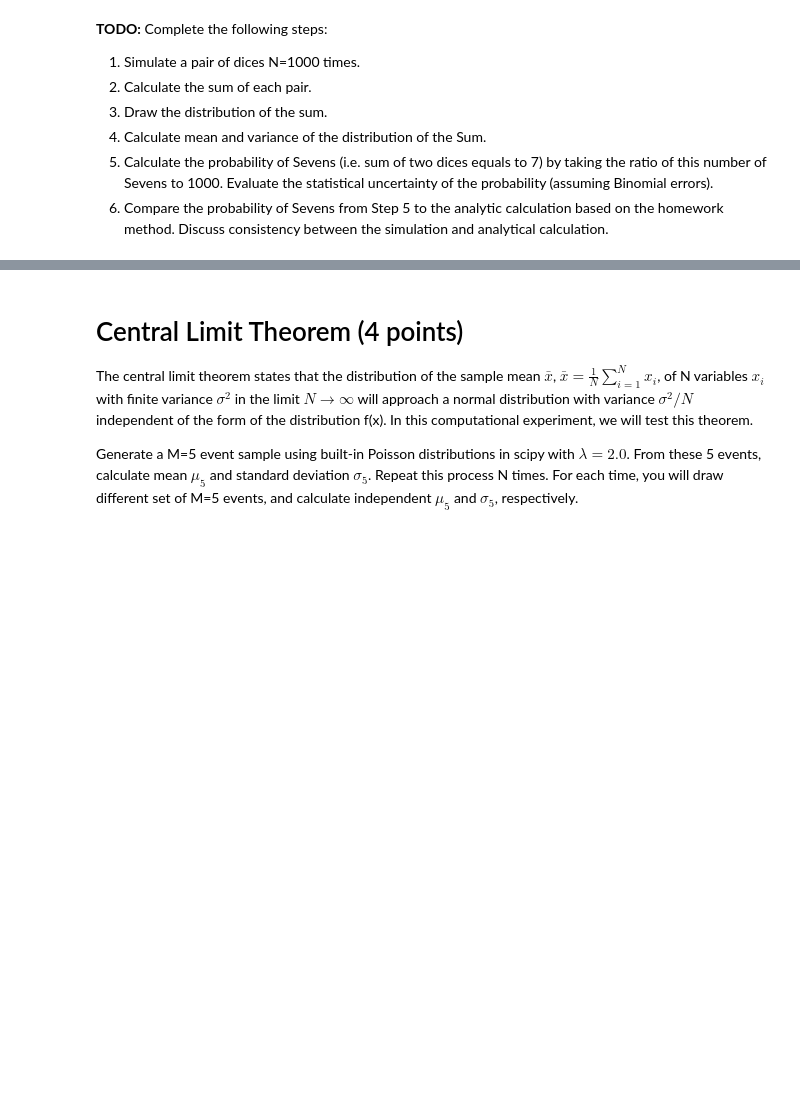
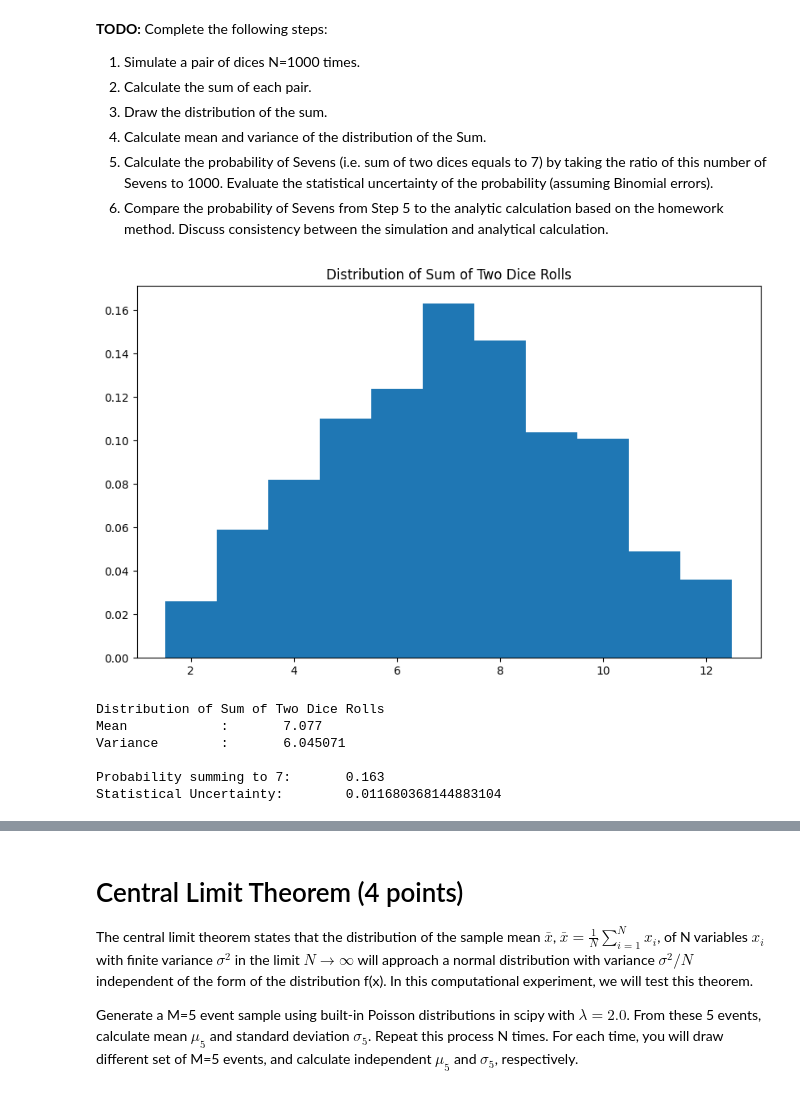
Before and after one commit to oeatmik/Phys434_Lab_1, a Jupyter notebook: lab_2_template.ipynb, the cells around one changed output, grey strips where cells are left out. Drawn from its saved outputs; the diff is of its cells as text; code cells hidden in the pictures; blank space fills up the shorter version.

```diff
--- a/lab_2_template.ipynb
+++ b/lab_2_template.ipynb
@@ -111,13 +146,48 @@ We can simulate a fair dice by drawing a random uniform distribution of x betwee
 # %%
 # TODO: Step 1 - Simulate throwing two dice N=1000 times
 # Use numpy.random.randint(1, 7, size=(1000, 2)) or equivalent method
+def rollPair(N):
+    x = np.random.uniform(0, 1, N) # N samples from [0, 1)
+    diceRolls = np.floor(x * 6).astype(int) + 1 # x*6 maps to [0,6), floor func (+ int typecast) maps to [0,5], +1 to get to [1,6]
+    return diceRolls
+
+nRolls = 1000
+
+roll1 = rollPair(nRolls) # roll1[i] paired with roll2[i]
+roll2 = rollPair(nRolls)
 
 # TODO: Step 2 - Calculate sum of each pair
+roll_sum = roll1 + roll2
 
 # TODO: Step 3 - Plot distribution of sums
+bins = np.arange(1.5, 12.6, 1) # so a value n gets binned between n-0.5 and n+0.5 like a bar plot
+
+fig, ax = plt.subplots(figsize=(10, 6))
+ax.hist(roll_sum, bins=bins, density=True)
+ax.set_title("Distribution of Sum of Two Dice Rolls")
+plt.show()
 
 # TODO: Step 4 - Calculate mean and variance
+sum_mean = roll_sum.mean()
+sum_var = roll_sum.var()
+
+print(f"Distribution of Sum of Two Dice Rolls\nMean\t\t:\t{sum_mean}\nVariance\t:\t{sum_var}\n")
 
 # TODO: Step 5 - Calculate probability of sevens and statistical uncertainty
+nSevens = np.sum(roll_sum == 7) # Create a boolean mask (1:True, 0:False) and sum it to get counts
+pSevens = nSevens / nRolls # i.e. how many of 1000 pairs sum to seven?
+
+# binomial dist. var = sigma squared = np(1-p), statistical uncertainty = sigma / n = sqrt(np(1-p))/n
+error = np.sqrt(nRolls * pSevens * (1 - pSevens)) / nRolls
+
+print(f"Probability summing to 7:\t{pSevens}\nStatistical Uncertainty:\t{error}")
 
 # TODO: Step 6 - Compare with analytical calculation (1/6 probability) on a histogram plot
+# %% [output]
+[figure, added]
+Distribution of Sum of Two Dice Rolls
+Mean            :       7.077
+Variance        :       6.045071
+
+Probability summing to 7:       0.163
+Statistical Uncertainty:        0.011680368144883104
```
Also changed, not shown: parts of 20 cells of this notebook.
